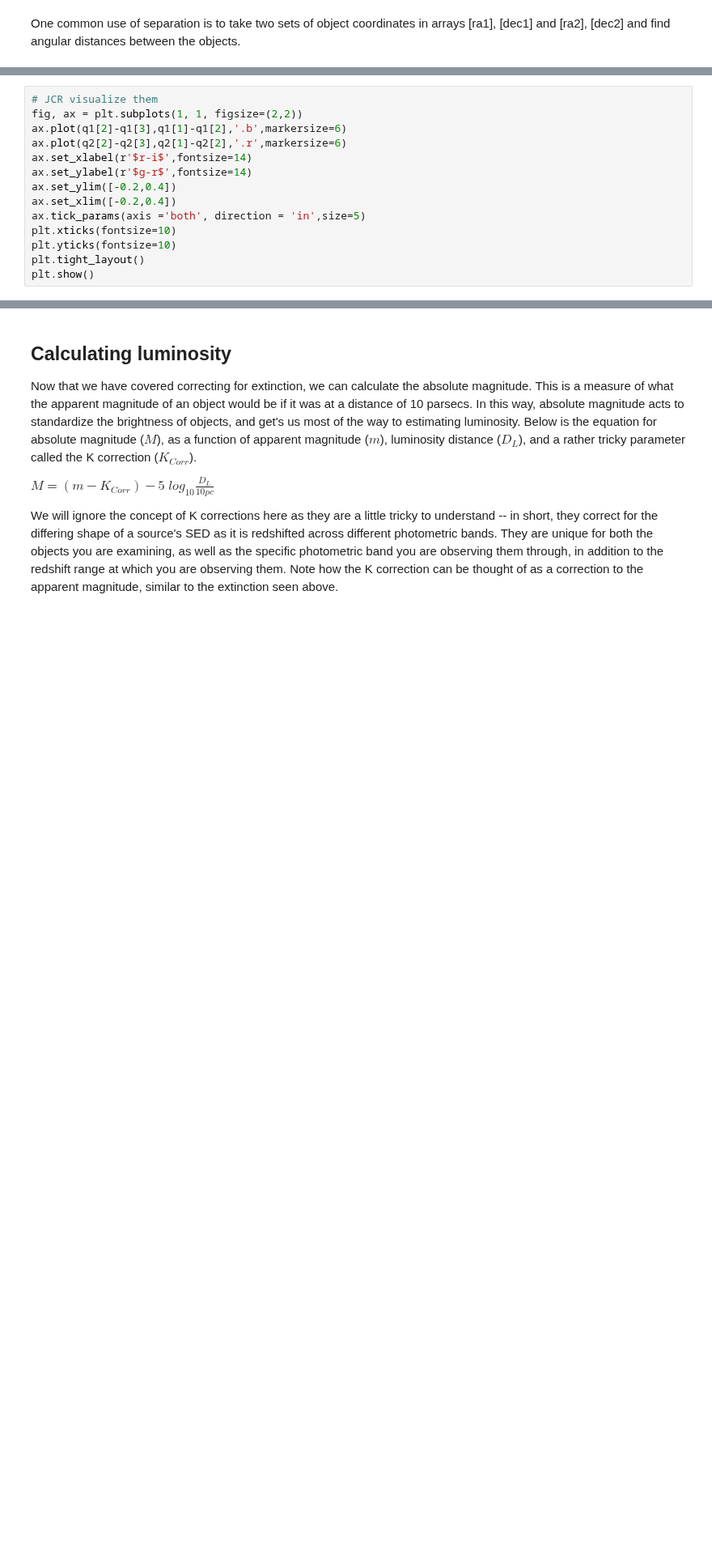
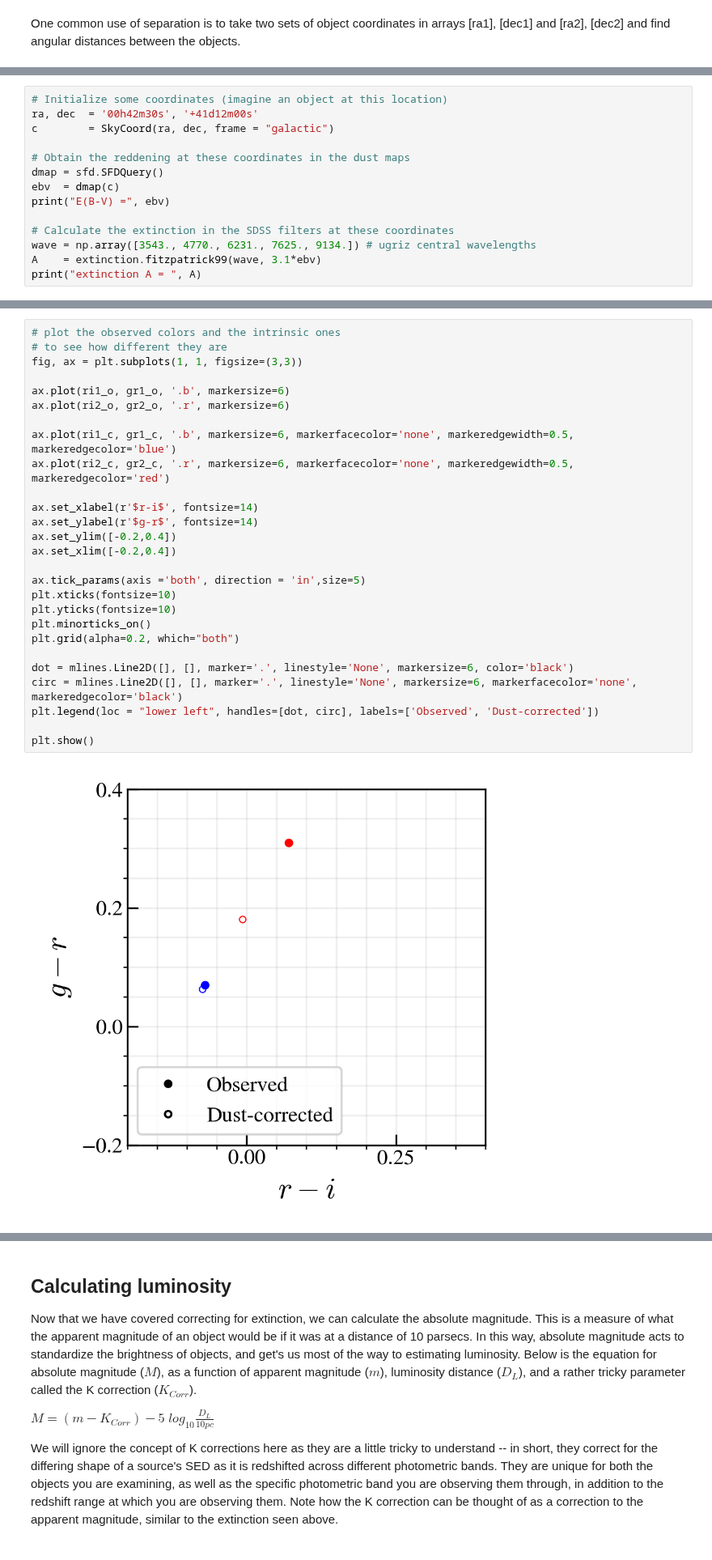
Before and after one commit to ridha-mm/EMITSummerSchool, a Jupyter notebook: em_data_wrangling_tutorial/EMIT_EM_data_wrangling.ipynb, the cells around one changed output, grey strips where cells are left out. Shown at 81% size. Cells and saved outputs as stored; diff of their text form; blank space fills up the shorter version.

```diff
--- a/em_data_wrangling_tutorial/EMIT_EM_data_wrangling.ipynb
+++ b/em_data_wrangling_tutorial/EMIT_EM_data_wrangling.ipynb
@@ -337,0 +366,14 @@ q2 = [19.37, 19.10, 18.79, 18.72, 18.62]
+# %%
+# Initialize some coordinates (imagine an object at this location)
+ra, dec  = '00h42m30s', '+41d12m00s'
+c        = SkyCoord(ra, dec, frame = "galactic")
+
+# Obtain the reddening at these coordinates in the dust maps
+dmap = sfd.SFDQuery()
+ebv  = dmap(c)
+print("E(B-V) =", ebv)
+
+# Calculate the extinction in the SDSS filters at these coordinates
+wave = np.array([3543., 4770., 6231., 7625., 9134.]) # ugriz central wavelengths
+A    = extinction.fitzpatrick99(wave, 3.1*ebv)
+print("extinction A = ", A)
@@ -338,14 +421,29 @@ q2 = [19.37, 19.10, 18.79, 18.72, 18.62]
 # %%
-# JCR visualize them
-fig, ax = plt.subplots(1, 1, figsize=(2,2))
-ax.plot(q1[2]-q1[3],q1[1]-q1[2],'.b',markersize=6)
-ax.plot(q2[2]-q2[3],q2[1]-q2[2],'.r',markersize=6)
-ax.set_xlabel(r'$r-i$',fontsize=14)
-ax.set_ylabel(r'$g-r$',fontsize=14)
+# plot the observed colors and the intrinsic ones
+# to see how different they are
+fig, ax = plt.subplots(1, 1, figsize=(3,3))
+
+ax.plot(ri1_o, gr1_o, '.b', markersize=6)
+ax.plot(ri2_o, gr2_o, '.r', markersize=6)
+
+ax.plot(ri1_c, gr1_c, '.b', markersize=6, markerfacecolor='none', markeredgewidth=0.5, markeredgecolor='blue')
+ax.plot(ri2_c, gr2_c, '.r', markersize=6, markerfacecolor='none', markeredgewidth=0.5, markeredgecolor='red')
+
+ax.set_xlabel(r'$r-i$', fontsize=14)
+ax.set_ylabel(r'$g-r$', fontsize=14)
 ax.set_ylim([-0.2,0.4])
 ax.set_xlim([-0.2,0.4])
+
 ax.tick_params(axis ='both', direction = 'in',size=5)
 plt.xticks(fontsize=10)
 plt.yticks(fontsize=10)
-plt.tight_layout()
+plt.minorticks_on()
+plt.grid(alpha=0.2, which="both")
+
+dot = mlines.Line2D([], [], marker='.', linestyle='None', markersize=6, color='black')
+circ = mlines.Line2D([], [], marker='.', linestyle='None', markersize=6, markerfacecolor='none', markeredgecolor='black')
+plt.legend(loc = "lower left", handles=[dot, circ], labels=['Observed', 'Dust-corrected'])
+
 plt.show()
+# %% [output]
+[figure, added]
```
Also changed, not shown: parts of 42 cells of this notebook.
